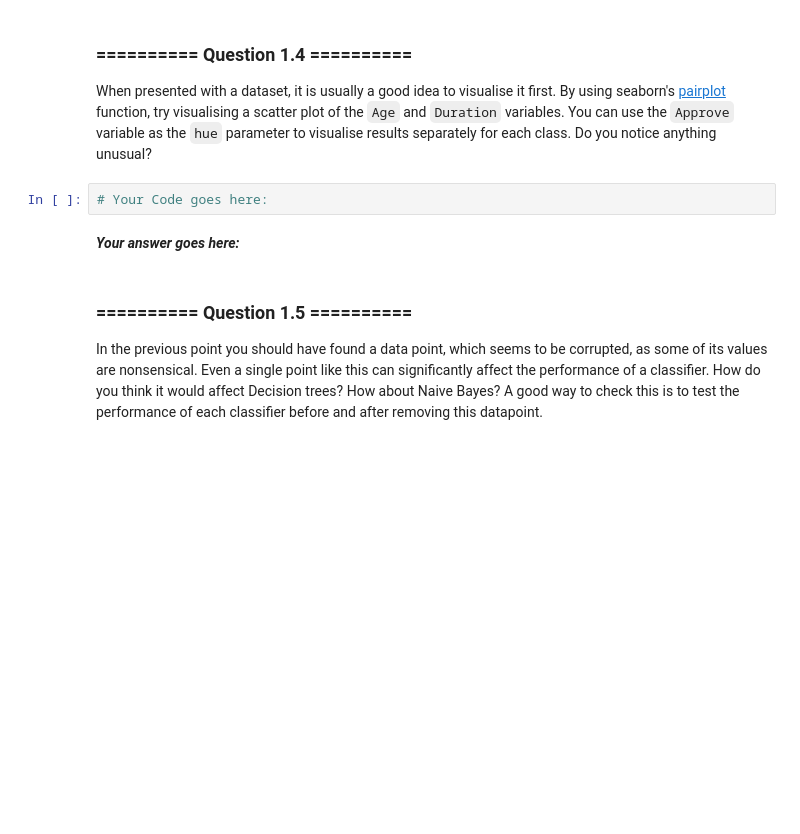
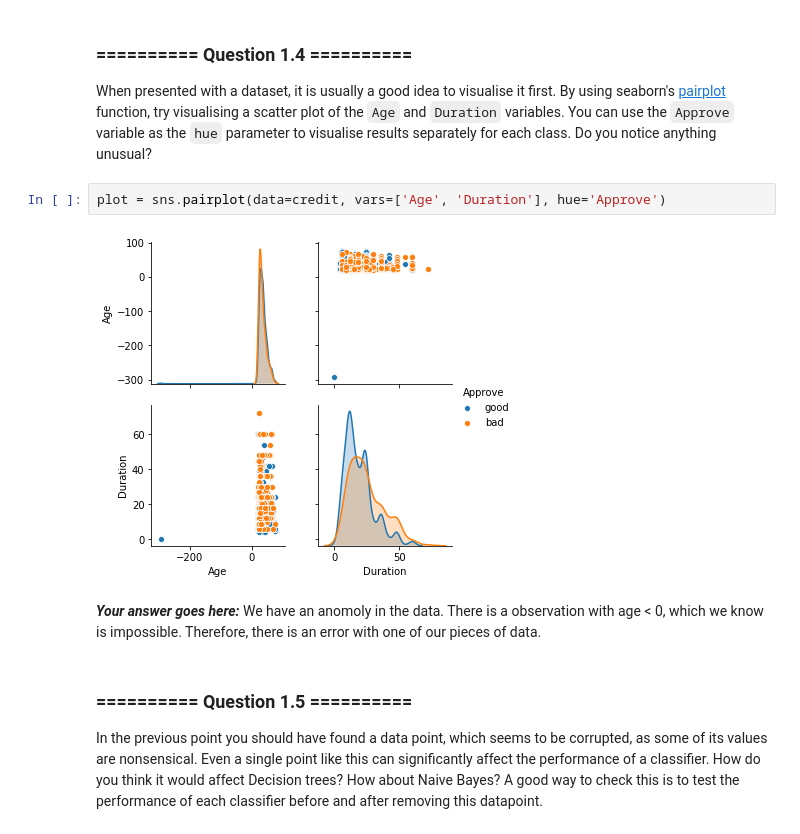
Before and after one commit to markjswan/iaml-labs, a Jupyter notebook: Labs/02 - Decision Trees and Linear Regression.ipynb, the cells around one changed output. Saved outputs shown, nothing was run; the diff lists cells and outputs as text; blank space fills up the shorter version.

```diff
--- a/Labs/02 - Decision Trees and Linear Regression.ipynb
+++ b/Labs/02 - Decision Trees and Linear Regression.ipynb
@@ -59,10 +92,12 @@ Display the first 10 data points of the dataset
 # %% [markdown]
 ### ========== Question 1.4 ==========
 When presented with a dataset, it is usually a good idea to visualise it first. By using seaborn's [pairplot](https://seaborn.github.io/generated/seaborn.pairplot.html?highlight=pairplot#seaborn.pairplot) function, try visualising a scatter plot of the `Age` and `Duration` variables. You can use the `Approve` variable as the `hue` parameter to visualise results separately for each class. Do you notice anything unusual?
-# %%
-# Your Code goes here:
-# %% [markdown]
-***Your answer goes here:***
+# %%
+plot = sns.pairplot(data=credit, vars=['Age', 'Duration'], hue='Approve')
+# %% [output]
+[figure, added]
+# %% [markdown]
+***Your answer goes here:*** We have an anomoly in the data. There is a observation with age < 0, which we know is impossible. Therefore, there is an error with one of our pieces of data.
 # %% [markdown]
 ### ========== Question 1.5 ==========
 In the previous point you should have found a data point, which seems to be corrupted, as some of its values are nonsensical. Even a single point like this can significantly affect the performance of a classifier. How do you think it would affect Decision trees? How about Naive Bayes? A good way to check this is to test the performance of each classifier before and after removing this datapoint.
```
Also changed, not shown: parts of 12 cells of this notebook, 2 other files.
